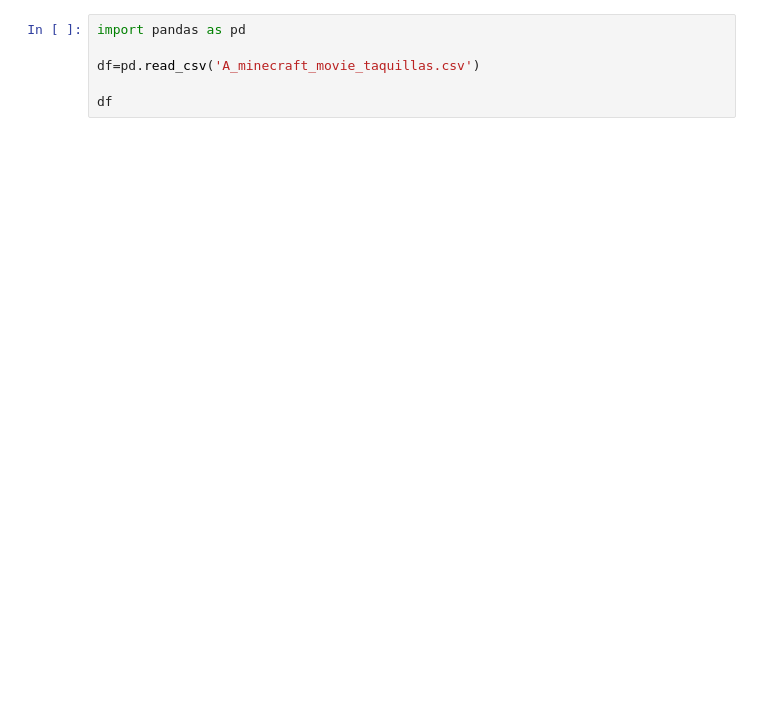
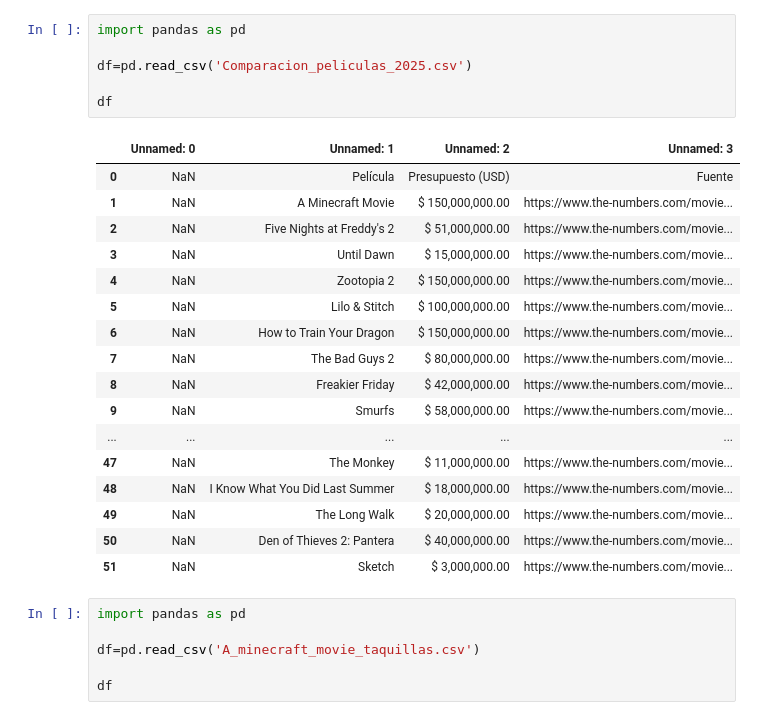
Before and after one commit to AlejandroTanquis/consulting-challenge-, a Jupyter notebook: data/raw/minecraftmovie.ipynb, the cells around one changed output. Saved outputs shown, nothing was run; the diff lists cells and outputs as text; blank space fills up the shorter version.

```diff
--- a/data/raw/minecraftmovie.ipynb
+++ b/data/raw/minecraftmovie.ipynb
@@ -1,3 +14,27 @@
+# %%
+import pandas as pd
+
+df=pd.read_csv('Comparacion_peliculas_2025.csv')
+
+df
+# %% [output]
+|  | Unnamed: 0 | Unnamed: 1 | Unnamed: 2 | Unnamed: 3 |
+| 0 | NaN | Película | Presupuesto (USD) | Fuente |
+| 1 | NaN | A Minecraft Movie | $ 150,000,000.00 | https://www.the-numbers.com/movie... |
+| 2 | NaN | Five Nights at Freddy's 2 | $ 51,000,000.00 | https://www.the-numbers.com/movie... |
+| 3 | NaN | Until Dawn | $ 15,000,000.00 | https://www.the-numbers.com/movie... |
+| 4 | NaN | Zootopia 2 | $ 150,000,000.00 | https://www.the-numbers.com/movie... |
+| 5 | NaN | Lilo & Stitch | $ 100,000,000.00 | https://www.the-numbers.com/movie... |
+| 6 | NaN | How to Train Your Dragon | $ 150,000,000.00 | https://www.the-numbers.com/movie... |
+| 7 | NaN | The Bad Guys 2 | $ 80,000,000.00 | https://www.the-numbers.com/movie... |
+| 8 | NaN | Freakier Friday | $ 42,000,000.00 | https://www.the-numbers.com/movie... |
+| 9 | NaN | Smurfs | $ 58,000,000.00 | https://www.the-numbers.com/movie... |
+| ... | ... | ... | ... | ... |
+| 47 | NaN | The Monkey | $ 11,000,000.00 | https://www.the-numbers.com/movie... |
+| 48 | NaN | I Know What You Did Last Summer | $ 18,000,000.00 | https://www.the-numbers.com/movie... |
+| 49 | NaN | The Long Walk | $ 20,000,000.00 | https://www.the-numbers.com/movie... |
+| 50 | NaN | Den of Thieves 2: Pantera | $ 40,000,000.00 | https://www.the-numbers.com/movie... |
+| 51 | NaN | Sketch | $ 3,000,000.00 | https://www.the-numbers.com/movie... |
 # %%
 import pandas as pd
 
```
Also changed, not shown: parts of 2 cells of this notebook, 2 other files.
